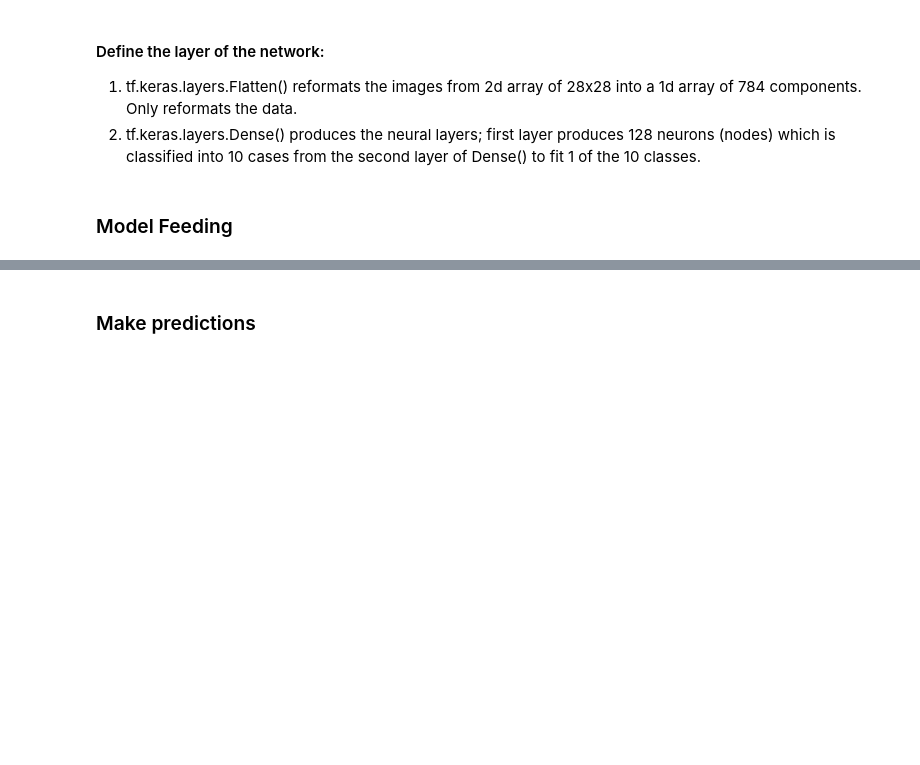
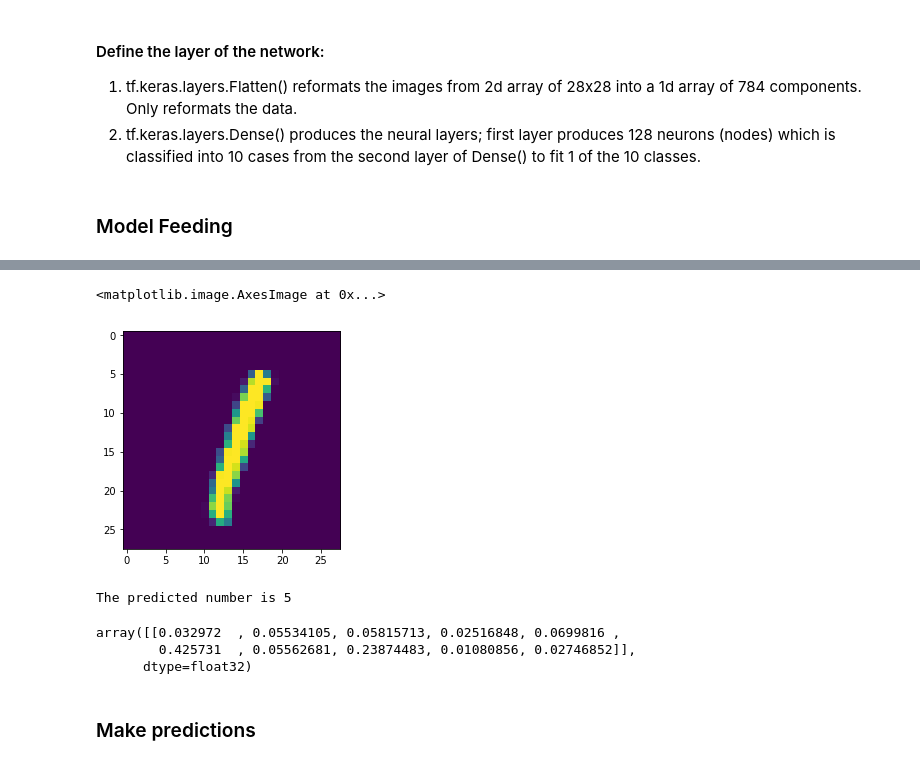
Before and after one commit to edwardpassagi/tensorflow_beginner, a Jupyter notebook: tensorflow_tutorial1.ipynb, the cells around one changed output, grey strips where cells are left out. Saved outputs shown, nothing was run; the diff lists cells and outputs as text; code cells hidden in the pictures; blank space fills up the shorter version.

```diff
--- a/tensorflow_tutorial1.ipynb
+++ b/tensorflow_tutorial1.ipynb
@@ -122,3 +173,22 @@ print("\n\tTest accuracy:", test_acc)
+# %%
+gray = test_images[5].reshape(1, 28, 28, 1)
+gray /= 255 #  normalize to 0-1
+gray.shape
+plt.imshow(gray[0,:,:,0])
+# %% [output]
+<matplotlib.image.AxesImage at 0x...>
+[figure, added]
+# %%
+prediction = model.predict(gray)
+print("The predicted number is {}".format(prediction.argmax()))
+# %% [output]
+The predicted number is 5
+# %%
+prediction
+# %% [output]
+array([[0.032972  , 0.05534105, 0.05815713, 0.02516848, 0.0699816 ,
+        0.425731  , 0.05562681, 0.23874483, 0.01080856, 0.02746852]],
+      dtype=float32)
 # %% [markdown]
 ### Make predictions
 # %%
```
Also changed, not shown: parts of 13 cells of this notebook, 1 other file.
